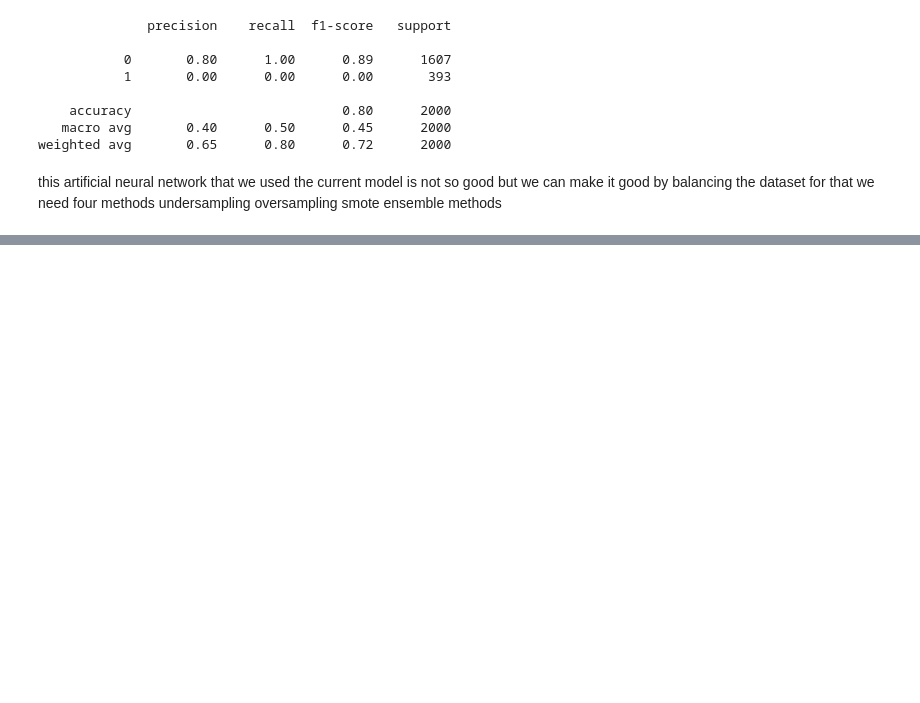
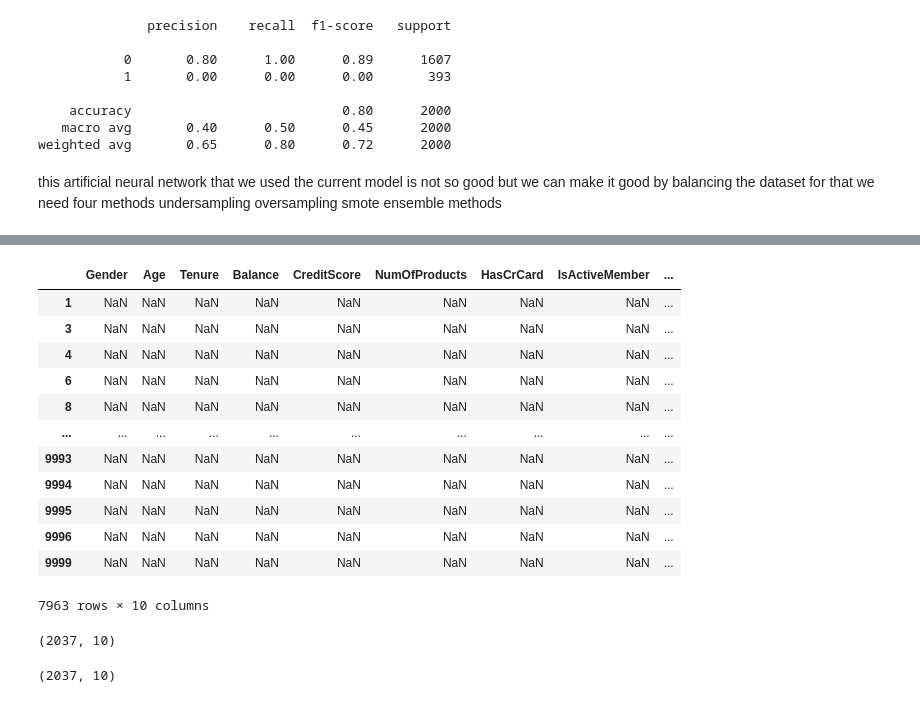
Before and after one commit to kailai-13/Neural_Networks_Hands_On, a Jupyter notebook: nnhandson.ipynb, the cells around one changed output, grey strips where cells are left out. Saved outputs shown, nothing was run; the diff lists cells and outputs as text; code cells hidden in the pictures; blank space fills up the shorter version.

```diff
--- a/nnhandson.ipynb
+++ b/nnhandson.ipynb
@@ -169,0 +213,16 @@ ensemble methods
+# %%
+new0
+# %% [output]
+|  | Gender | Age | Tenure | Balance | CreditScore | NumOfProducts | HasCrCard | IsActiveMember | ... |
+| 1 | NaN | NaN | NaN | NaN | NaN | NaN | NaN | NaN | ... |
+| 3 | NaN | NaN | NaN | NaN | NaN | NaN | NaN | NaN | ... |
+| 4 | NaN | NaN | NaN | NaN | NaN | NaN | NaN | NaN | ... |
+| 6 | NaN | NaN | NaN | NaN | NaN | NaN | NaN | NaN | ... |
+| 8 | NaN | NaN | NaN | NaN | NaN | NaN | NaN | NaN | ... |
+| ... | ... | ... | ... | ... | ... | ... | ... | ... | ... |
+| 9993 | NaN | NaN | NaN | NaN | NaN | NaN | NaN | NaN | ... |
+| 9994 | NaN | NaN | NaN | NaN | NaN | NaN | NaN | NaN | ... |
+| 9995 | NaN | NaN | NaN | NaN | NaN | NaN | NaN | NaN | ... |
+| 9996 | NaN | NaN | NaN | NaN | NaN | NaN | NaN | NaN | ... |
+| 9999 | NaN | NaN | NaN | NaN | NaN | NaN | NaN | NaN | ... |
+7963 rows × 10 columns
@@ -169,0 +231,4 @@ ensemble methods
+# %%
+new1.shape
+# %% [output]
+(2037, 10)
@@ -169,0 +237,4 @@ ensemble methods
+# %%
+new0.shape
+# %% [output]
+(2037, 10)
```
Also changed, not shown: parts of 8 cells of this notebook, 1 other file.
